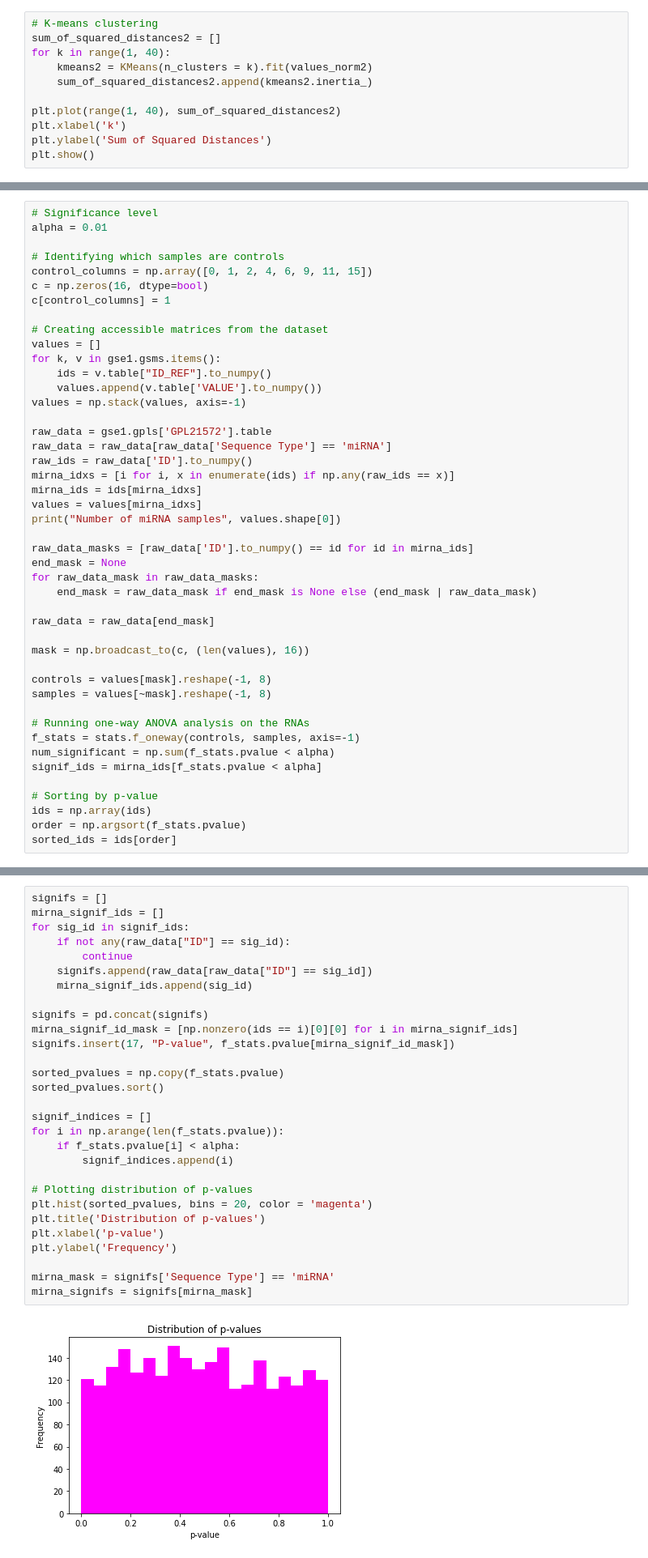
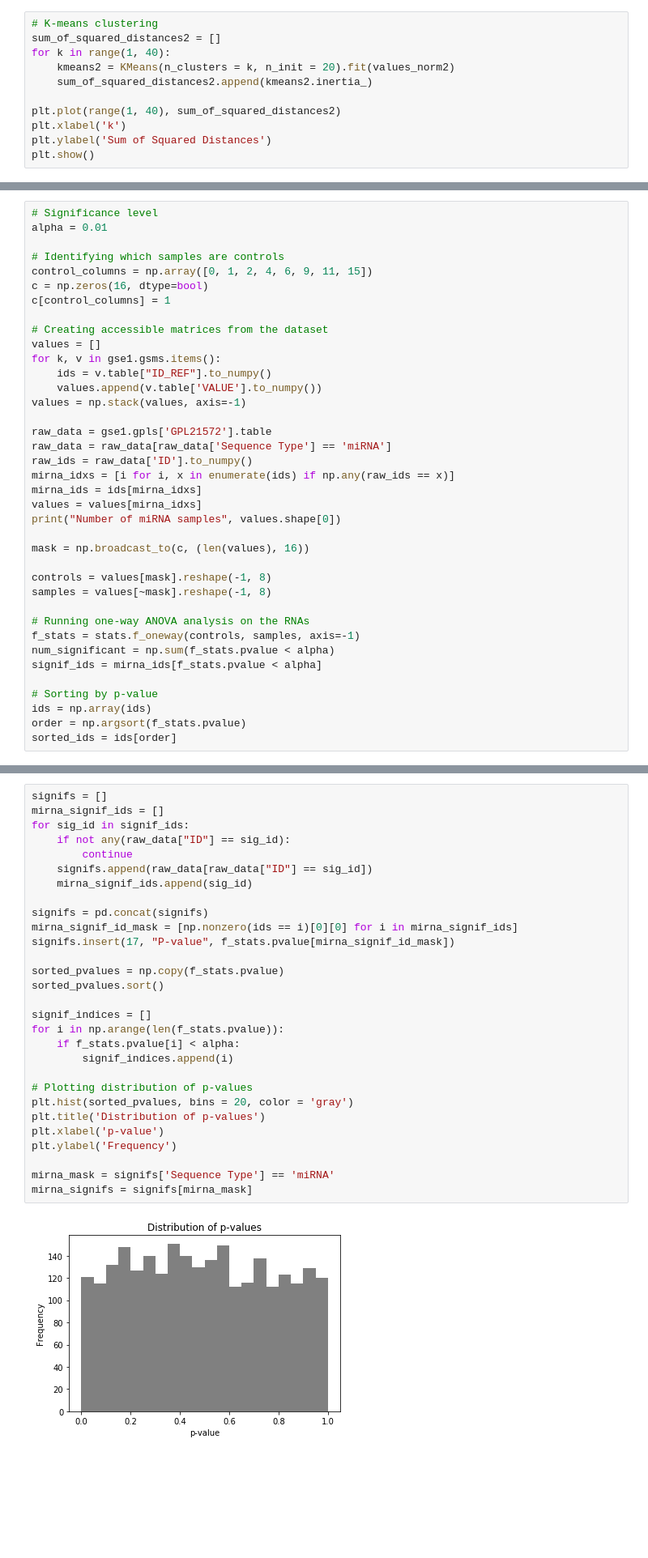
Before and after one commit to JulianKnodt/alzheimer_analysis, a Jupyter notebook: CrossAnalysis.ipynb, the cells around one changed output, grey strips where cells are left out. Shown: that part at 81% size. Cells and saved outputs as stored; diff of their text form; blank space fills up the shorter version.

```diff
--- a/CrossAnalysis.ipynb
+++ b/CrossAnalysis.ipynb
@@ -184,7 +176,7 @@ display(seaborn.clustermap(dendro_df2, cmap='coolwarm'))
 # K-means clustering
 sum_of_squared_distances2 = []
 for k in range(1, 40):
-    kmeans2 = KMeans(n_clusters = k).fit(values_norm2)
+    kmeans2 = KMeans(n_clusters = k, n_init = 20).fit(values_norm2)
     sum_of_squared_distances2.append(kmeans2.inertia_)
 
 plt.plot(range(1, 40), sum_of_squared_distances2)
@@ -241,13 +233,6 @@ mirna_ids = ids[mirna_idxs]
 values = values[mirna_idxs]
 print("Number of miRNA samples", values.shape[0])
 
-raw_data_masks = [raw_data['ID'].to_numpy() == id for id in mirna_ids]
-end_mask = None
-for raw_data_mask in raw_data_masks:
-    end_mask = raw_data_mask if end_mask is None else (end_mask | raw_data_mask)
-
-raw_data = raw_data[end_mask]
-
 mask = np.broadcast_to(c, (len(values), 16))
 
 controls = values[mask].reshape(-1, 8)
@@ -268,34 +252,34 @@ Number of miRNA samples 2578
 # %%
 signifs = []
 mirna_signif_ids = []
 for sig_id in signif_ids:
     if not any(raw_data["ID"] == sig_id):
         continue
     signifs.append(raw_data[raw_data["ID"] == sig_id])
     mirna_signif_ids.append(sig_id)
 
 signifs = pd.concat(signifs)
 mirna_signif_id_mask = [np.nonzero(ids == i)[0][0] for i in mirna_signif_ids]
 signifs.insert(17, "P-value", f_stats.pvalue[mirna_signif_id_mask])
 
 sorted_pvalues = np.copy(f_stats.pvalue)
 sorted_pvalues.sort()
 
 signif_indices = []
 for i in np.arange(len(f_stats.pvalue)):
     if f_stats.pvalue[i] < alpha:
         signif_indices.append(i)
 
 # Plotting distribution of p-values
-plt.hist(sorted_pvalues, bins = 20, color = 'magenta')
+plt.hist(sorted_pvalues, bins = 20, color = 'gray')
 plt.title('Distribution of p-values')
 plt.xlabel('p-value')
 plt.ylabel('Frequency')
 
 mirna_mask = signifs['Sequence Type'] == 'miRNA'
 mirna_signifs = signifs[mirna_mask]
 # %% [output]
-[figure, old version]
+[figure, new version]
 # %% [markdown]
 To determine if each gene is upregulated or downregulated, we compare the mean values against the control.
 # %%
```
Also changed, not shown: parts of 27 cells of this notebook.
